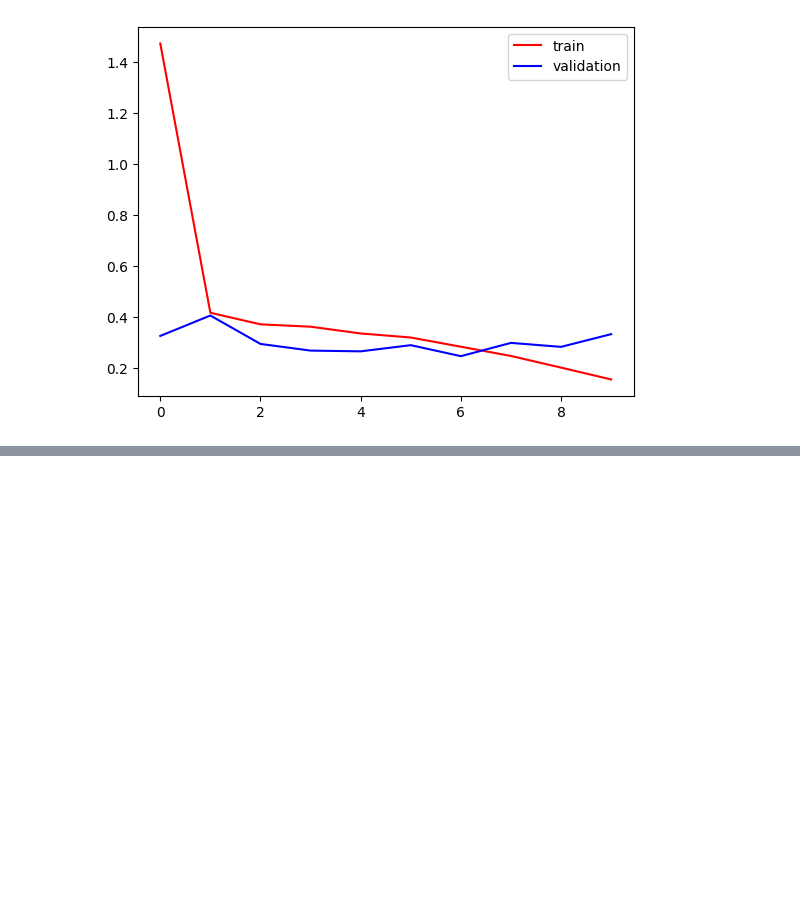
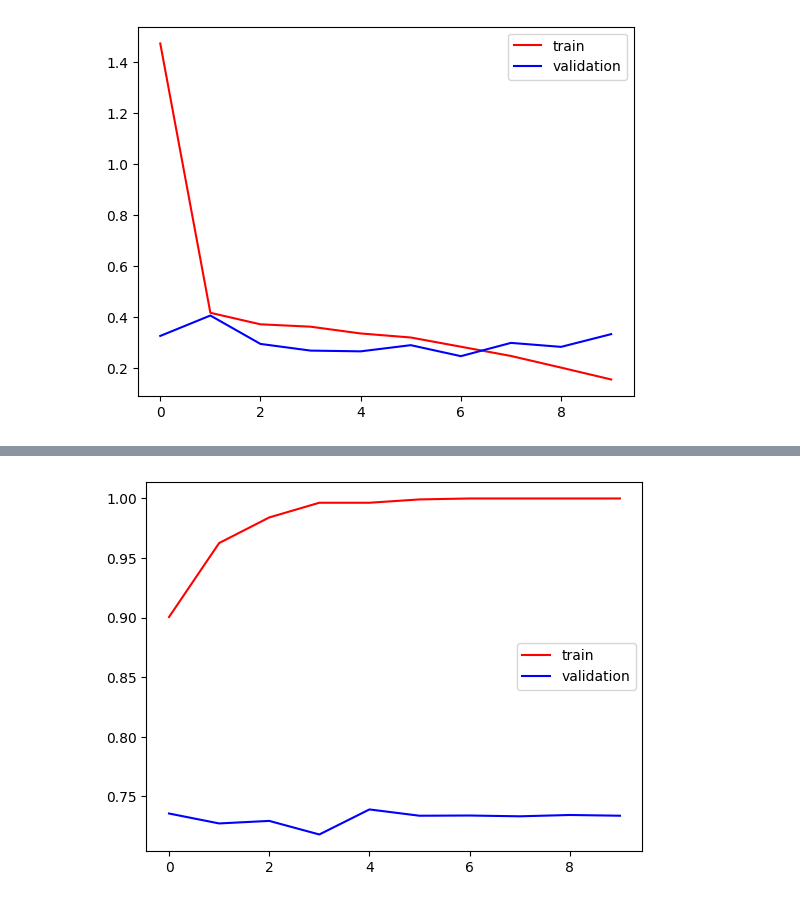
Before and after one commit to nayyabRz/MEC_20S19832, a Jupyter notebook: Waste_management.ipynb, the cells around one changed output, grey strips where cells are left out. Drawn from its saved outputs; the diff is of its cells as text; code cells hidden in the pictures; blank space fills up the shorter version.

```diff
--- a/Waste_management.ipynb
+++ b/Waste_management.ipynb
@@ -149,0 +229,17 @@ plt.show()
+# %%
+# generators
+train_ds = keras.utils.image_dataset_from_directory(
+    directory = '/content/DATASET/TEST',
+    labels='inferred',
+    label_mode = 'int',
+    batch_size=32,
+    image_size=(150,150)
+)
+
+validation_ds = keras.utils.image_dataset_from_directory(
+    directory = '/content/DATASET/TRAIN',
+    labels='inferred',
+    label_mode = 'int',
+    batch_size=32,
+    image_size=(150,150)
+)
@@ -149,0 +249,12 @@ plt.show()
+# %%
+# Normalize
+def process(image,label):
+    image = tensorflow.cast(image/255. ,tensorflow.float32)
+    return image,label
+
+train_ds = train_ds.map(process)
+validation_ds = validation_ds.map(process)
+# %%
+model.compile(optimizer='adam',loss='binary_crossentropy',metrics=['accuracy'])
+# %%
+history = model.fit(train_ds,epochs=10,validation_data=validation_ds)
@@ -149,0 +282,9 @@ plt.show()
+# %%
+import matplotlib.pyplot as plt
+
+plt.plot(history.history['accuracy'],color='red',label='train')
+plt.plot(history.history['val_accuracy'],color='blue',label='validation')
+plt.legend()
+plt.show()
+# %% [output]
+[figure, added]
```
Also changed, not shown: parts of 13 cells of this notebook.
